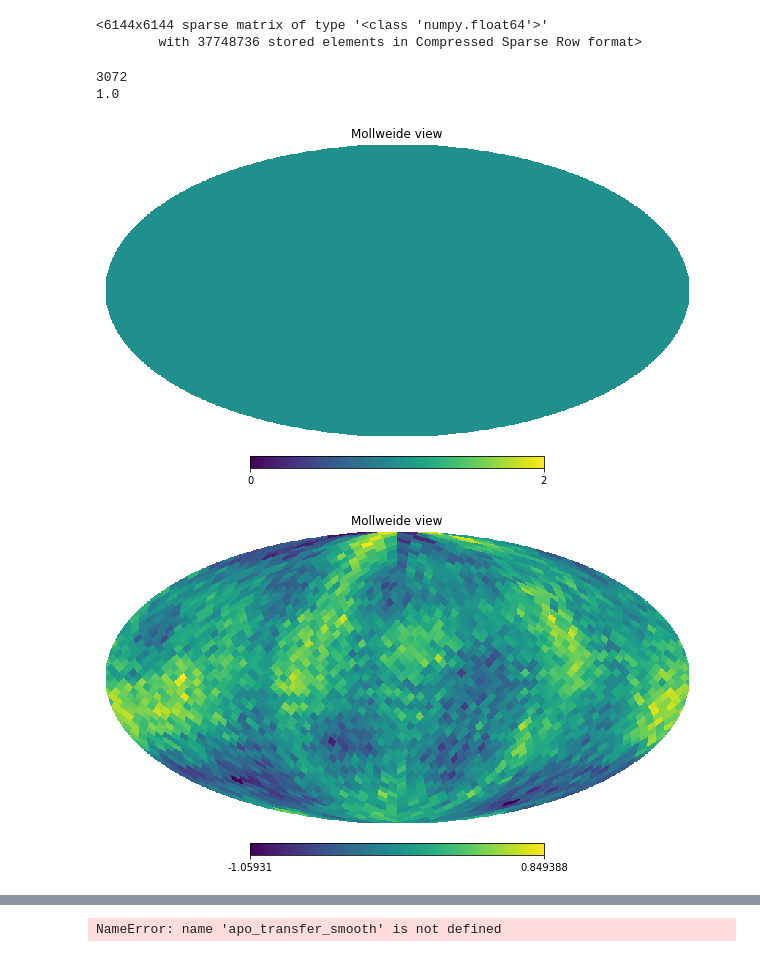
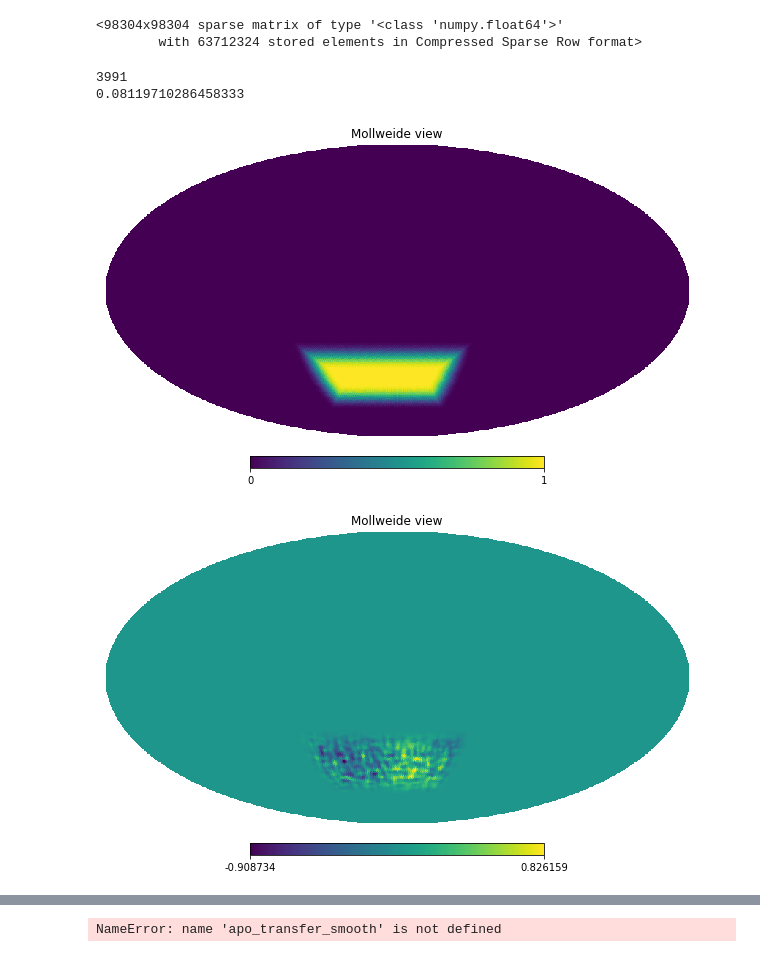
Before and after one commit to catyz/matrix, a Jupyter notebook: purification.ipynb, the cells around one changed output, grey strips where cells are left out. Saved outputs shown, nothing was run; the diff lists cells and outputs as text; code cells hidden in the pictures.

```diff
--- a/purification.ipynb
+++ b/purification.ipynb
@@ -5,32 +5,32 @@ import healpy as hp
 #import pymaster as nmt
 import scipy.sparse as sparse
 # %%
-pi_B = sparse.load_npz('pi_B_2300.npz')
+pi_B = sparse.load_npz('pi_B_2270.npz')
 #pi_B = np.load('pi_B_numpy.npy')
 pi_B
 # %% [output]
-<6144x6144 sparse matrix of type '<class 'numpy.float64'>'
-        with 37748736 stored elements in Compressed Sparse Row format>
+<98304x98304 sparse matrix of type '<class 'numpy.float64'>'
+        with 63712324 stored elements in Compressed Sparse Row format>
 # %%
-nside = 16
+nside = 64
 npix = hp.nside2npix(nside)
 lmax = 3*nside-1
-#mask = hp.read_map('./south_patch_apo_64.fits',verbose=False, dtype=np.float64)
-mask = np.ones(npix)
+mask = hp.read_map('./south_patch_apo_64.fits',verbose=False, dtype=np.float64)
+#mask = np.ones(npix)
 #mask = hp.read_map('analytic_mask_apo.fits', verbose=False, dtype=np.float64)
 # mask[np.where(mask!=0)] = 1
 # mask_apo = nmt.mask_apodization(mask, 5, apotype='C1')
 
 # in_map = mask_apo*hp.read_map(f'./pure_maps/E/E_map_1.fits', field=[1,2], verbose=False, dtype=np.float64)
 nz =len(np.where(mask!=0)[0])
 print(nz)
 fsky= nz/len(mask)
 print(fsky)
 hp.mollview(mask)
 # %% [output]
-3072
-1.0
+3991
+0.08119710286458333
-[figure, old version]
+[figure, new version]
 # %%
 in_map = mask*hp.read_map('./healpy_maps/map_0.fits', field=[1,2], verbose=False, dtype=np.float64)
 # %%
@@ -46,7 +46,7 @@ lat+=0
 #hp.gnomview(m_vector[npix:], rot=(lon, lat), xsize=800, reso=5)
 hp.mollview(m_vector[:npix])
 # %% [output]
-[figure, old version]
+[figure, new version]
 # %%
 m_pure = pi_B.dot(m_vector)
 m_pure = m_pure.reshape(2, npix)
```
Also changed, not shown: parts of 2 cells of this notebook, 9 other files.
